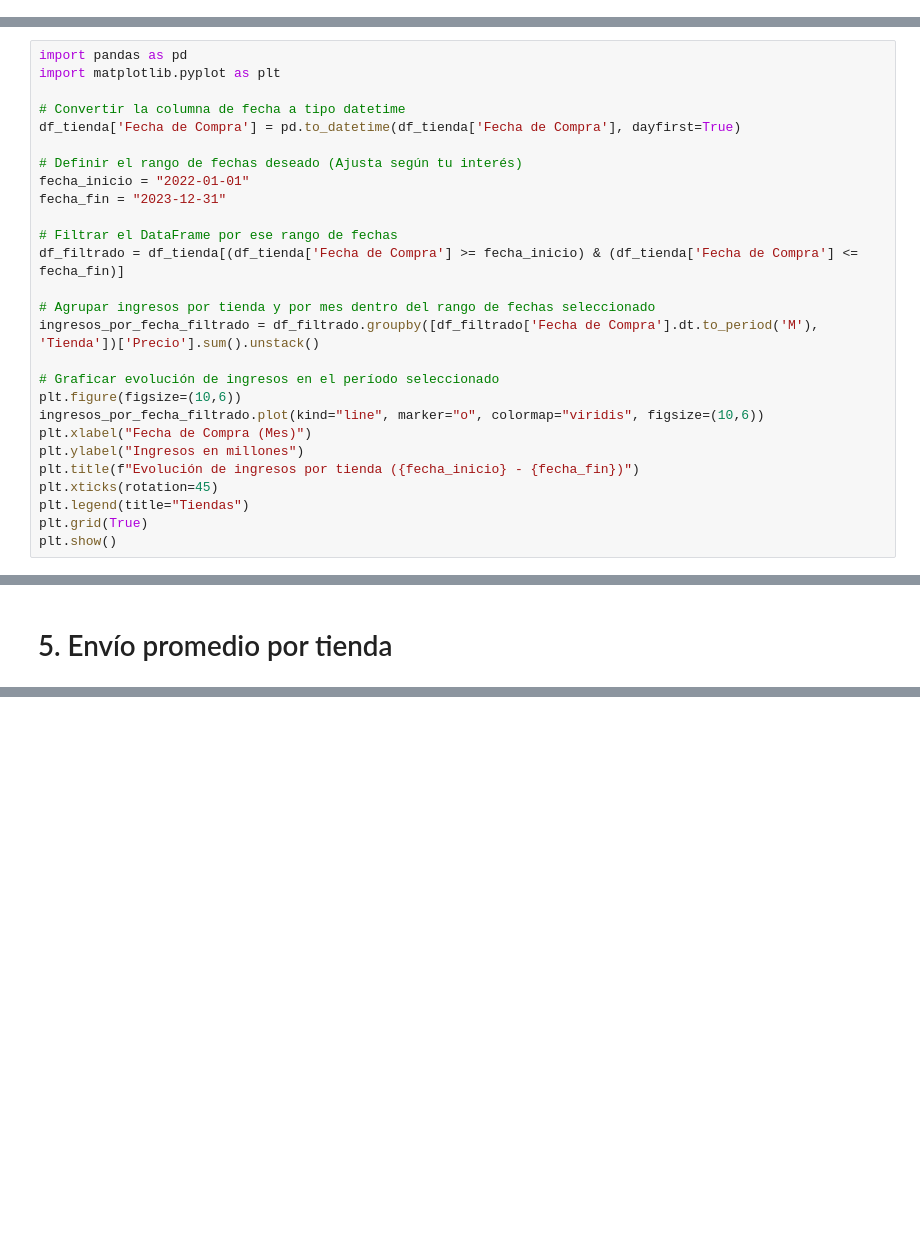
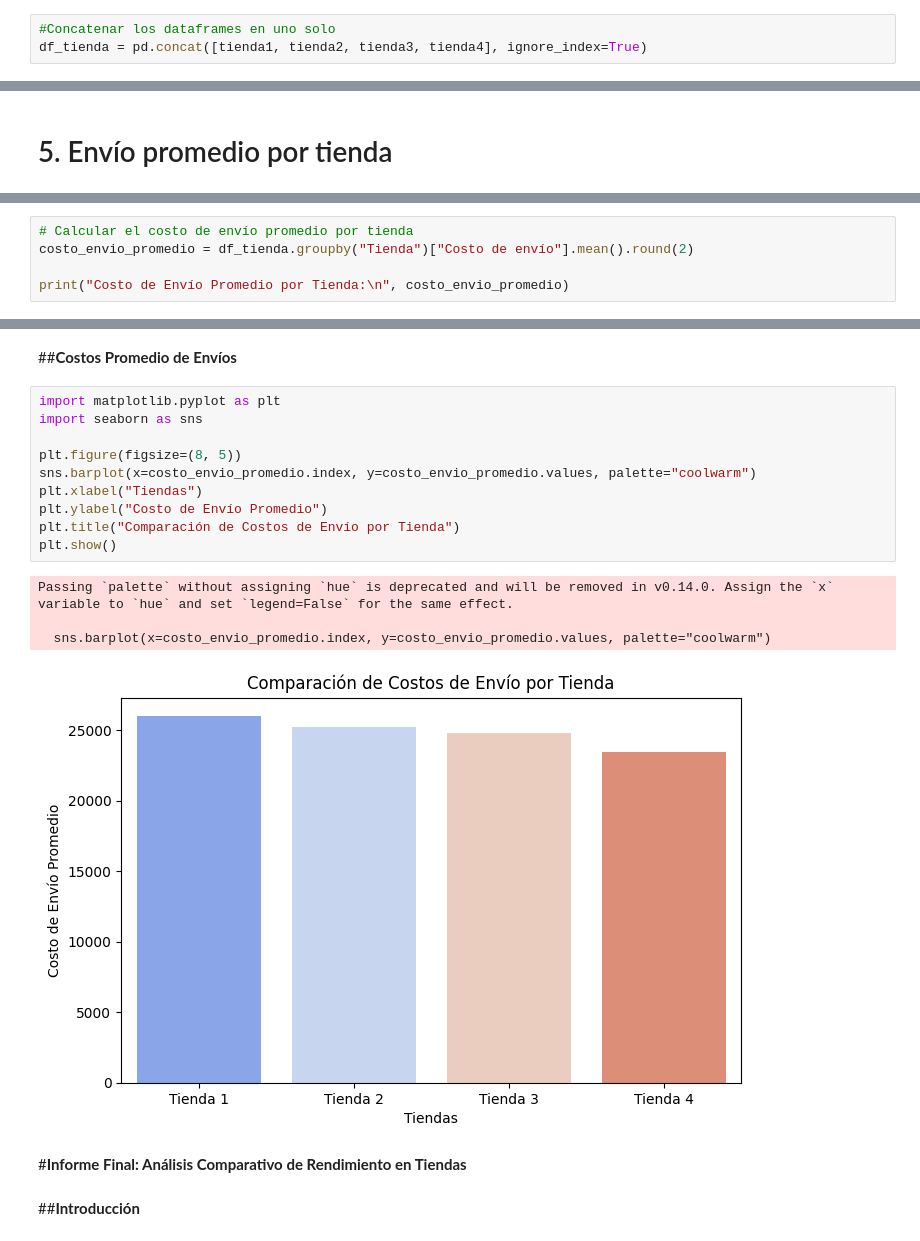
Before and after one commit to rpaiva01/alura_store, a Jupyter notebook: AluraStoreLatam.ipynb, the cells around one changed output, grey strips where cells are left out. Saved outputs shown, nothing was run; the diff lists cells and outputs as text; blank space fills up the shorter version.

```diff
--- a/AluraStoreLatam.ipynb
+++ b/AluraStoreLatam.ipynb
@@ -31,3 +37,6 @@ nombres_tiendas = ["Tienda 1", "Tienda 2", "Tienda 3", "Tienda 4"]
+# %%
+#Concatenar los dataframes en uno solo
+df_tienda = pd.concat([tienda1, tienda2, tienda3, tienda4], ignore_index=True)
 # %% [markdown]
 #1. Análisis de facturación
 # %% [markdown]
@@ -130,27 +75,0 @@ plt.show()
-# %%
-import pandas as pd
-import matplotlib.pyplot as plt
-
-# Convertir la columna de fecha a tipo datetime
-df_tienda['Fecha de Compra'] = pd.to_datetime(df_tienda['Fecha de Compra'], dayfirst=True)
-
-# Definir el rango de fechas deseado (Ajusta según tu interés)
-fecha_inicio = "2022-01-01"
-fecha_fin = "2023-12-31"
-
-# Filtrar el DataFrame por ese rango de fechas
-df_filtrado = df_tienda[(df_tienda['Fecha de Compra'] >= fecha_inicio) & (df_tienda['Fecha de Compra'] <= fecha_fin)]
-
-# Agrupar ingresos por tienda y por mes dentro del rango de fechas seleccionado
-ingresos_por_fecha_filtrado = df_filtrado.groupby([df_filtrado['Fecha de Compra'].dt.to_period('M'), 'Tienda'])['Precio'].sum().unstack()
-
-# Graficar evolución de ingresos en el período seleccionado
-plt.figure(figsize=(10,6))
-ingresos_por_fecha_filtrado.plot(kind="line", marker="o", colormap="viridis", figsize=(10,6))
-plt.xlabel("Fecha de Compra (Mes)")
-plt.ylabel("Ingresos en millones")
-plt.title(f"Evolución de ingresos por tienda ({fecha_inicio} - {fecha_fin})")
-plt.xticks(rotation=45)
-plt.legend(title="Tiendas")
-plt.grid(True)
-plt.show()
@@ -373,0 +211,5 @@ Envío promedio tienda 4: 23459.457167090754
+# %%
+# Calcular el costo de envío promedio por tienda
+costo_envio_promedio = df_tienda.groupby("Tienda")["Costo de envío"].mean().round(2)
+
+print("Costo de Envío Promedio por Tienda:\n", costo_envio_promedio)
@@ -373,0 +279,21 @@ Envío promedio tienda 4: 23459.457167090754
+# %% [markdown]
+##**Costos Promedio de Envíos**
+# %%
+import matplotlib.pyplot as plt
+import seaborn as sns
+
+plt.figure(figsize=(8, 5))
+sns.barplot(x=costo_envio_promedio.index, y=costo_envio_promedio.values, palette="coolwarm")
+plt.xlabel("Tiendas")
+plt.ylabel("Costo de Envío Promedio")
+plt.title("Comparación de Costos de Envío por Tienda")
+plt.show()
+# %% [output]
+Passing `palette` without assigning `hue` is deprecated and will be removed in v0.14.0. Assign the `x` variable to `hue` and set `legend=False` for the same effect.
+
+  sns.barplot(x=costo_envio_promedio.index, y=costo_envio_promedio.values, palette="coolwarm")
+[figure, added]
+# %% [markdown]
+#**Informe Final: Análisis Comparativo de Rendimiento en Tiendas**
+# %% [markdown]
+##**Introducción**
```
Also changed, not shown: parts of 40 cells of this notebook.
